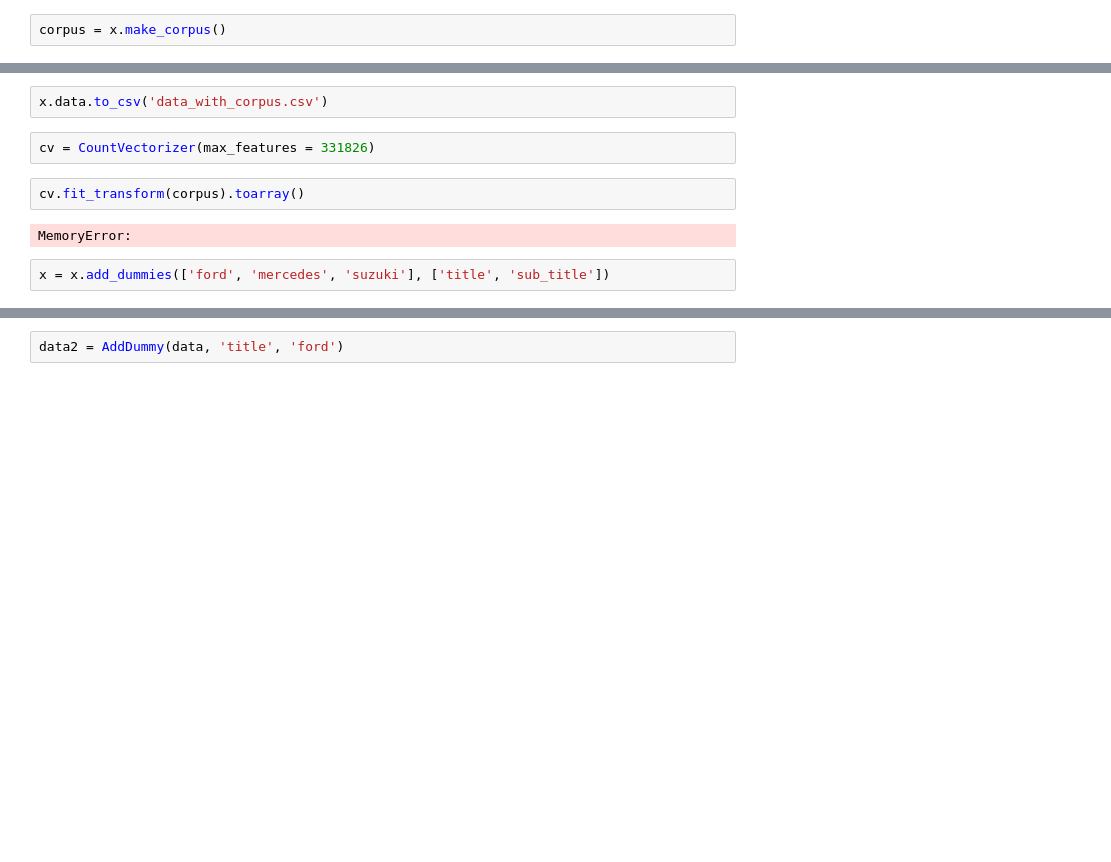
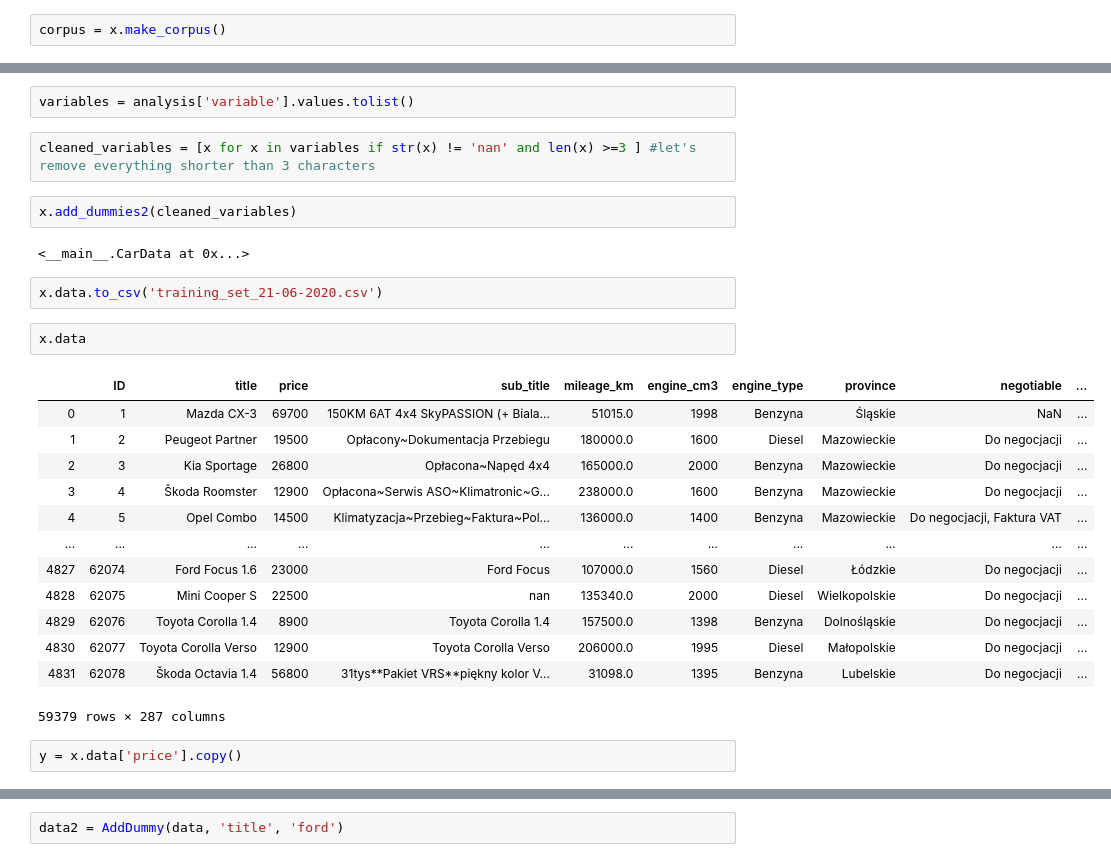
Before and after one commit to TomekQ13/Car_purchase, a Jupyter notebook: car_purchase.ipynb, the cells around one changed output, grey strips where cells are left out. Saved outputs shown, nothing was run; the diff lists cells and outputs as text; blank space fills up the shorter version.

```diff
--- a/car_purchase.ipynb
+++ b/car_purchase.ipynb
@@ -481,10 +448,28 @@ corpus
+# %%
+variables = analysis['variable'].values.tolist()
+# %%
+cleaned_variables = [x for x in variables if str(x) != 'nan' and len(x) >=3 ] #let's remove everything shorter than 3 characters
+# %%
+x.add_dummies2(cleaned_variables)
+# %% [output]
+<__main__.CarData at 0x...>
 # %%
-x.data.to_csv('data_with_corpus.csv')
+x.data.to_csv('training_set_21-06-2020.csv')
-# %%
-cv = CountVectorizer(max_features = 331826)
-# %%
-cv.fit_transform(corpus).toarray()
-# %% [output]
-MemoryError:
-# %%
-x = x.add_dummies(['ford', 'mercedes', 'suzuki'], ['title', 'sub_title'])
+# %%
+x.data
+# %% [output]
+|  | ID | title | price | sub_title | mileage_km | engine_cm3 | engine_type | province | negotiable | ... |
+| 0 | 1 | Mazda CX-3 | 69700 | 150KM 6AT 4x4 SkyPASSION (+ Biala... | 51015.0 | 1998 | Benzyna | Śląskie | NaN | ... |
+| 1 | 2 | Peugeot Partner | 19500 | Opłacony~Dokumentacja Przebiegu | 180000.0 | 1600 | Diesel | Mazowieckie | Do negocjacji | ... |
+| 2 | 3 | Kia Sportage | 26800 | Opłacona~Napęd 4x4 | 165000.0 | 2000 | Benzyna | Mazowieckie | Do negocjacji | ... |
+| 3 | 4 | Škoda Roomster | 12900 | Opłacona~Serwis ASO~Klimatronic~G... | 238000.0 | 1600 | Benzyna | Mazowieckie | Do negocjacji | ... |
+| 4 | 5 | Opel Combo | 14500 | Klimatyzacja~Przebieg~Faktura~Pol... | 136000.0 | 1400 | Benzyna | Mazowieckie | Do negocjacji, Faktura VAT | ... |
+| ... | ... | ... | ... | ... | ... | ... | ... | ... | ... | ... |
+| 4827 | 62074 | Ford Focus 1.6 | 23000 | Ford Focus | 107000.0 | 1560 | Diesel | Łódzkie | Do negocjacji | ... |
+| 4828 | 62075 | Mini Cooper S | 22500 | nan | 135340.0 | 2000 | Diesel | Wielkopolskie | Do negocjacji | ... |
+| 4829 | 62076 | Toyota Corolla 1.4 | 8900 | Toyota Corolla 1.4 | 157500.0 | 1398 | Benzyna | Dolnośląskie | Do negocjacji | ... |
+| 4830 | 62077 | Toyota Corolla Verso | 12900 | Toyota Corolla Verso | 206000.0 | 1995 | Diesel | Małopolskie | Do negocjacji | ... |
+| 4831 | 62078 | Škoda Octavia 1.4 | 56800 | 31tys**Pakiet VRS**piękny kolor V... | 31098.0 | 1395 | Benzyna | Lubelskie | Do negocjacji | ... |
+59379 rows × 287 columns
+# %%
+y = x.data['price'].copy()
```
Also changed, not shown: parts of 54 cells of this notebook.
